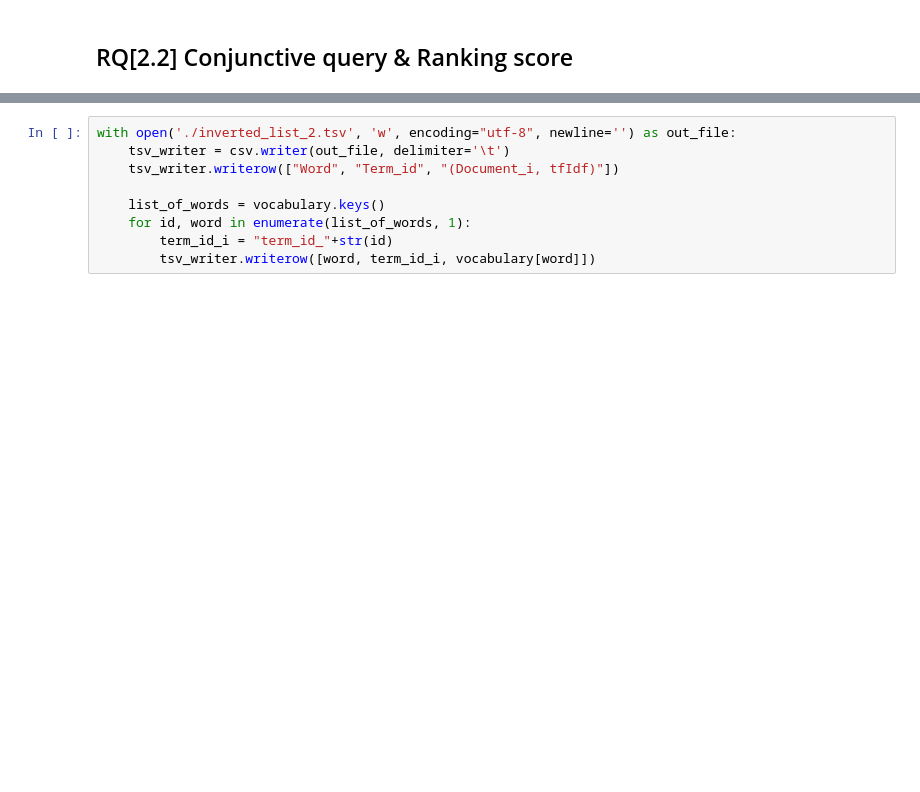
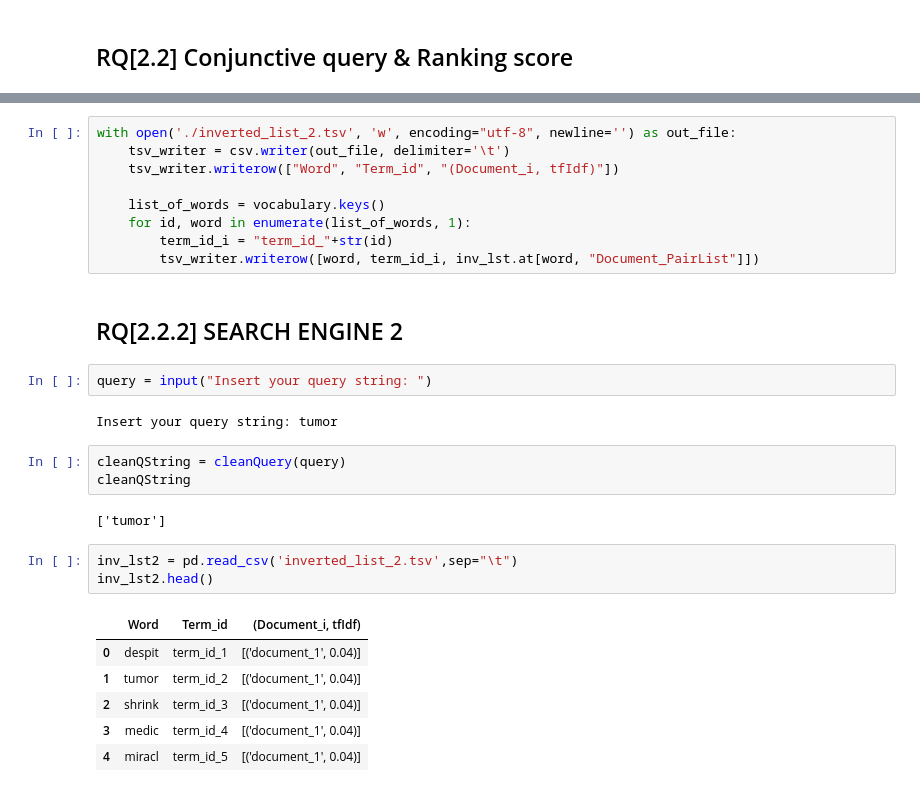
Before and after one commit to Jeremy98-alt/ADM-HW3, a Jupyter notebook: ADM-HW3.ipynb, the cells around one changed output, grey strips where cells are left out. Saved outputs shown, nothing was run; the diff lists cells and outputs as text; blank space fills up the shorter version.

```diff
--- a/ADM-HW3.ipynb
+++ b/ADM-HW3.ipynb
@@ -482,4 +460,25 @@ with open('./inverted_list_2.tsv', 'w', encoding="utf-8", newline='') as out_fil
     list_of_words = vocabulary.keys()
     for id, word in enumerate(list_of_words, 1):
         term_id_i = "term_id_"+str(id)
-        tsv_writer.writerow([word, term_id_i, vocabulary[word]])
+        tsv_writer.writerow([word, term_id_i, inv_lst.at[word, "Document_PairList"]])
+# %% [markdown]
+## RQ[2.2.2] SEARCH ENGINE 2
+# %%
+query = input("Insert your query string: ")
+# %% [output]
+Insert your query string: tumor
+# %%
+cleanQString = cleanQuery(query)
+cleanQString
+# %% [output]
+['tumor']
+# %%
+inv_lst2 = pd.read_csv('inverted_list_2.tsv',sep="\t")
+inv_lst2.head()
+# %% [output]
+|  | Word | Term_id | (Document_i, tfIdf) |
+| 0 | despit | term_id_1 | [('document_1', 0.04)] |
+| 1 | tumor | term_id_2 | [('document_1', 0.04)] |
+| 2 | shrink | term_id_3 | [('document_1', 0.04)] |
+| 3 | medic | term_id_4 | [('document_1', 0.04)] |
+| 4 | miracl | term_id_5 | [('document_1', 0.04)] |
```
Also changed, not shown: parts of 12 cells of this notebook.
